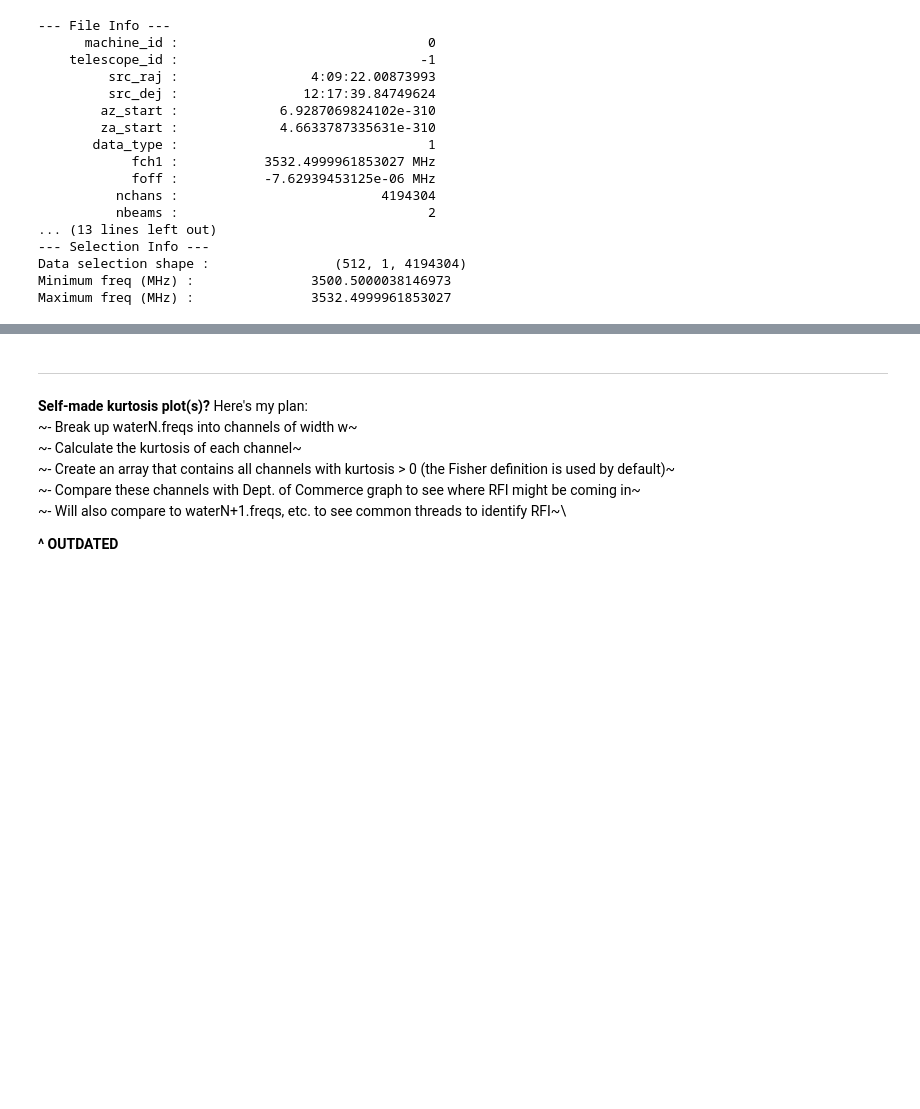
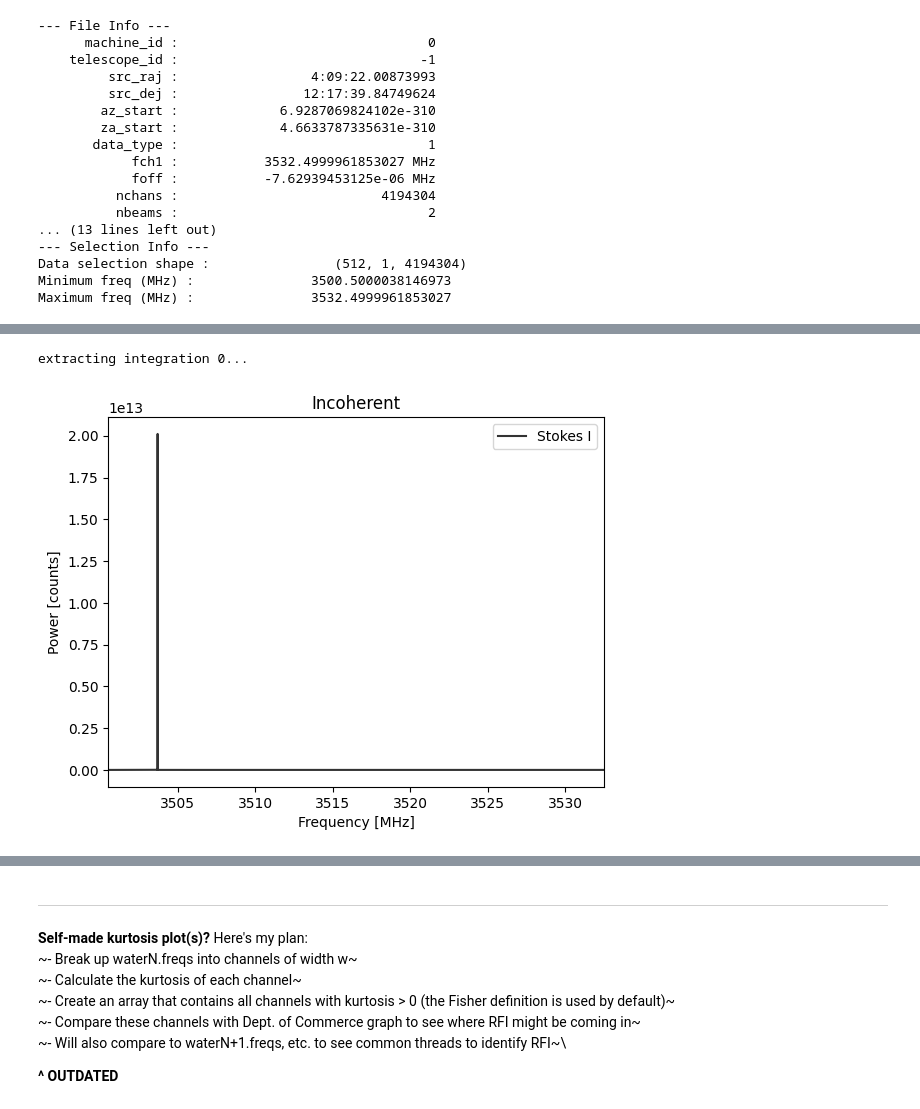
Before and after one commit to jareds-laf/playing-with-cosmic-data, a Jupyter notebook: filterbank/filterbank_kurtosis.ipynb, the cells around one changed output, grey strips where cells are left out. Cells and saved outputs as stored; diff of their text form; code cells hidden in the pictures; blank space fills up the shorter version.

```diff
--- a/filterbank/filterbank_kurtosis.ipynb
+++ b/filterbank/filterbank_kurtosis.ipynb
@@ -65,0 +115,5 @@ Maximum freq (MHz) :               3532.4999961853027
+# %%
+wf.plot_spectrum()
+# %% [output]
+extracting integration 0...
+[figure, added]
```
Also changed, not shown: parts of 20 cells of this notebook.
